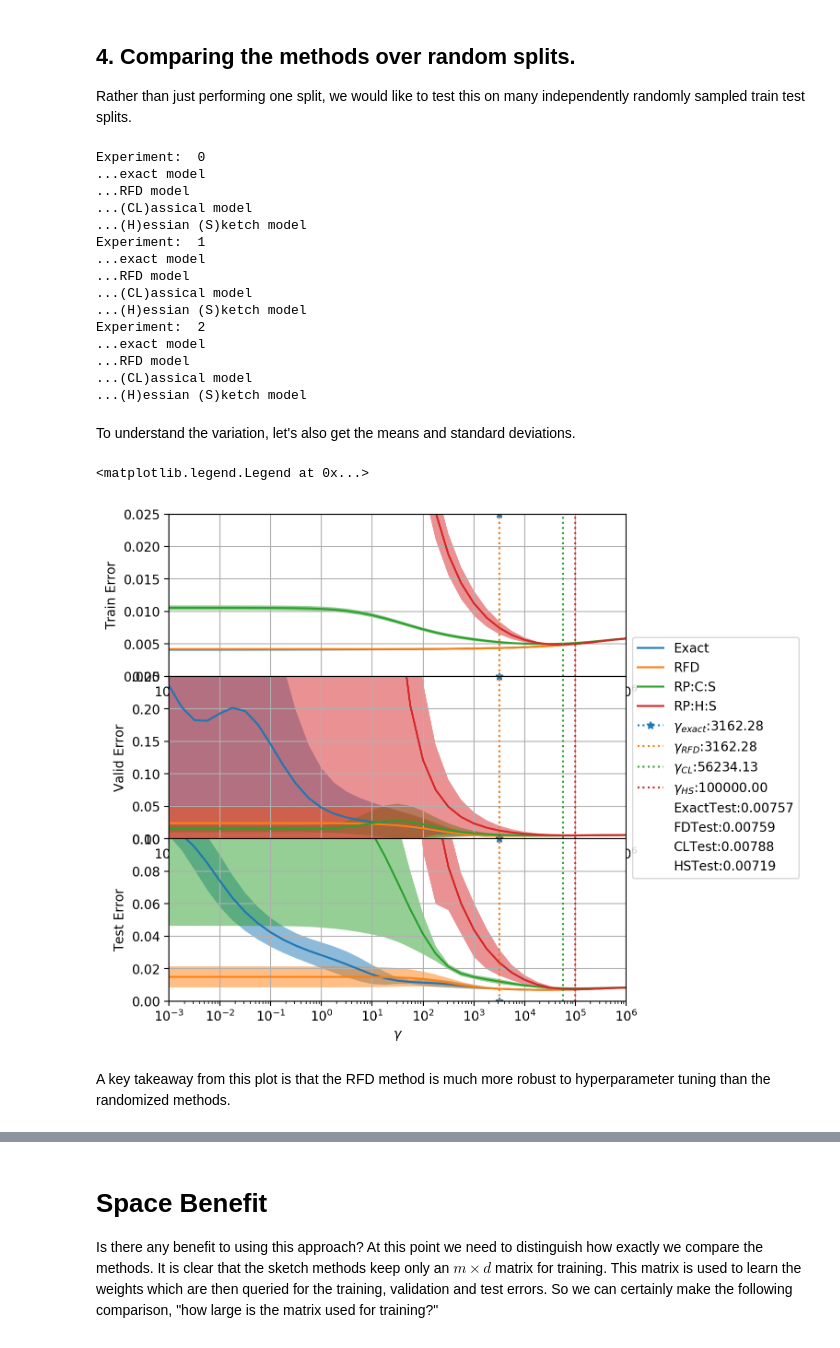
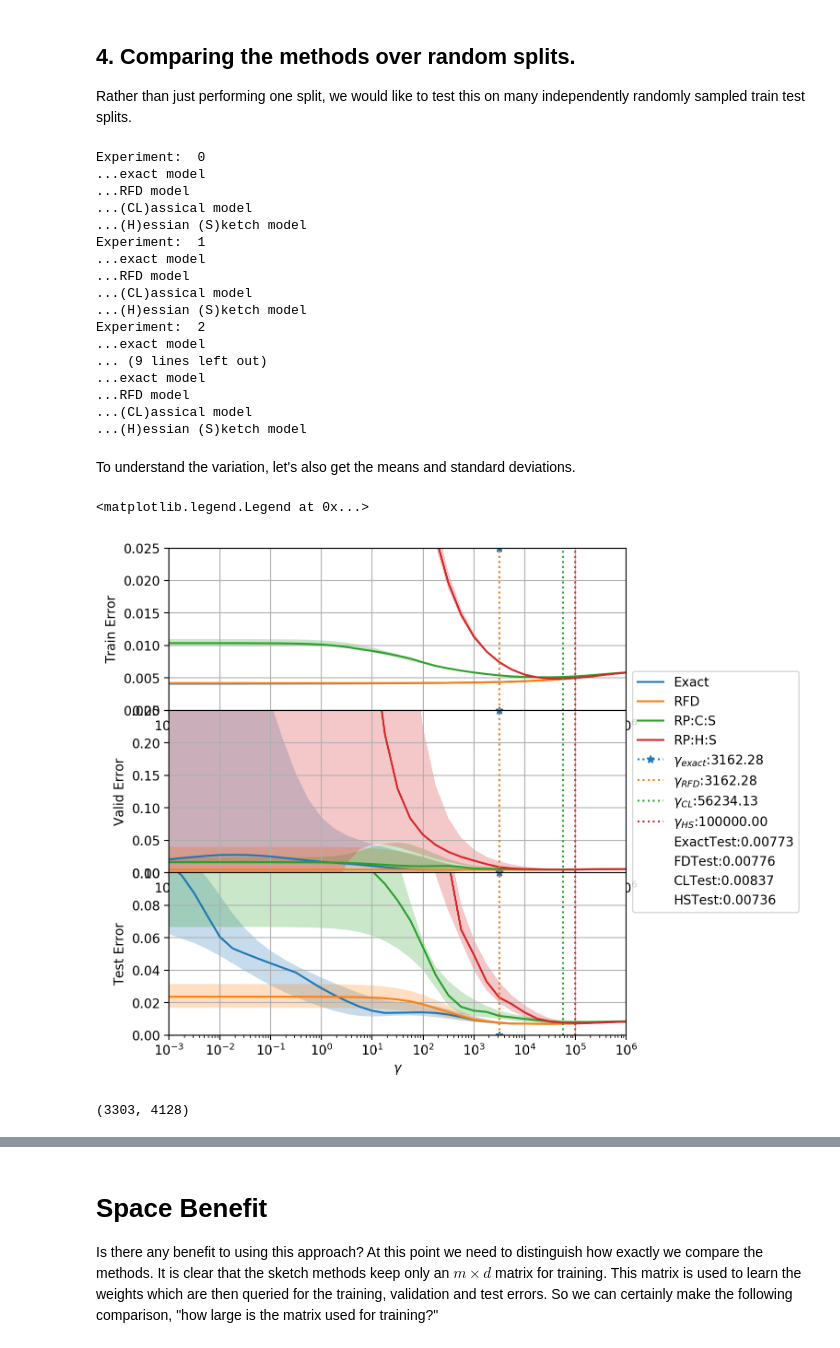
Before and after one commit to c-dickens/FrequentDirectionsRidgeRegression, a Jupyter notebook: notebooks/CaliforniaHousing/6_FullPipeline.ipynb, the cells around one changed output, grey strips where cells are left out. Cells and saved outputs as stored; diff of their text form; code cells hidden in the pictures.

```diff
--- a/notebooks/CaliforniaHousing/6_FullPipeline.ipynb
+++ b/notebooks/CaliforniaHousing/6_FullPipeline.ipynb
@@ -524,7 +524,7 @@ all_train_labels = np.concatenate((y_train, y_valid),axis=0)
 # Model setup
 gammas = [10**_ for _ in np.arange(-5,8,step=0.25)]
 sketch_dimension = 256
-num_trials = 3
+num_trials = 5
 # %%
 # Output results
 
@@ -555,7 +555,7 @@ hs_results = {
 for exp in range(num_trials):
     print('Experiment: ', exp)
     # Generate new train-validation split
-    _X_train, _X_valid, _y_train, _y_valid = train_test_split(all_train_data, all_train_labels, test_size=0.2,random_state=exp)
+    _X_train, _X_valid, _y_train, _y_valid = train_test_split(all_train_data, all_train_labels, test_size=0.2,random_state=10*exp)
 
     ############ EXACT MODEL ############
     print('...exact model')
@@ -601,6 +601,8 @@ Experiment:  1
 ...(H)essian (S)ketch model
 Experiment:  2
 ...exact model
+... (9 lines left out)
+...exact model
 ...RFD model
 ...(CL)assical model
 ...(H)essian (S)ketch model
@@ -661,15 +668,17 @@ hs_opt_mean_test_error = hs_results['mean_test_error'][hs_results['mean_valid_er
 # %%
 fig, axes = plt.subplots(nrows=3,dpi=200,gridspec_kw = {'hspace':0},figsize=[6.4, 7])
 ax_tr, ax_va, ax_te = axes
-ALPHA = 0.5 # FOR SHADING
+ALPHA = 0.25 # FOR SHADING
 
 labels = ['Exact', 'RFD', 'RP:C:S', 'RP:H:S']
 dicts = [exact_results, rfd_results, cl_results,hs_results]
 ############ TRAINING PLOT ############
 for l,m in zip(labels,dicts):
     _mean = m['mean_train_error']
+    _med  = m['median_train_error']
     _std  = m['std_train_error']
-    ax_tr.plot(gammas, _mean, label=l)
+    #ax_tr.plot(gammas, _mean, label=l)
+    ax_tr.plot(gammas, _med, label=l)
 
     # TRAIN Fill error region
     ax_tr.fill_between(gammas,_mean - _std, _mean+_std,alpha=ALPHA)
@@ -679,8 +688,10 @@ ax_tr.set_ylim(0,0.025)
 # # ############ VALIDATION PLOT ############
 for l,m in zip(labels,dicts):
     _mean = m['mean_valid_error']
+    _med  = m['median_valid_error']
     _std   = m['std_valid_error']
-    ax_va.plot(gammas, _mean, label=l)
+    #ax_va.plot(gammas, _mean, label=l)
+    ax_va.plot(gammas, _med, label=l)
 
     # VALID Fill error region
     ax_va.fill_between(gammas,_mean - _std, _mean+_std,alpha=ALPHA)
@@ -691,8 +702,10 @@ ax_va.set_ylim(0,0.25)
 # # ############ TESTING PLOT ############
 for l,m in zip(labels,dicts):
     _mean = m['mean_test_error']
+    _med  = m['median_test_error']
     _std   = m['std_test_error']
-    ax_te.plot(gammas, m['mean_test_error'], label=l)
+    #ax_te.plot(gammas, _mean, label=l)
+    ax_te.plot(gammas, _med, label=l)
 
     # TEST Fill error region
     ax_te.fill_between(gammas,_mean - _std, _mean+_std,alpha=ALPHA)
@@ -700,33 +713,35 @@ ax_te.set_ylim(0,0.1)
 ax_te.set_xlabel(r'$\gamma$')
 
 ax_tr.set_ylabel('Train Error')
 ax_va.set_ylabel('Valid Error')
 ax_te.set_ylabel('Test Error')
 
 
 
 for ax in axes:
     ax.set_xscale('log',basex=10)
     ax.axvline(exact_optimal_gamma,label=r'$\gamma_{{exact}}$:{:.2f}'.format(exact_optimal_gamma), linestyle=':',marker='*',color='C0')
     ax.axvline(rfd_optimal_gamma,label=r'$\gamma_{{RFD}}$:{:.2f}'.format(rfd_optimal_gamma), linestyle=':',color='C1')
     ax.axvline(cl_optimal_gamma,label=r'$\gamma_{{CL}}$:{:.2f}'.format(cl_optimal_gamma), linestyle=':',color='C2')
     ax.axvline(hs_optimal_gamma,label=r'$\gamma_{{HS}}$:{:.2f}'.format(hs_optimal_gamma), linestyle=':',color='C3')
     ax.grid()
     ax.set_xlim(1E-3,1E6)
 
 
 # Get the test errors:
 ax_te.plot([],[],color='white',label=f'ExactTest:{exact_opt_mean_test_error:.5f}')
 ax_te.plot([],[],color='white',label=f'FDTest:{rfd_opt_mean_test_error:.5f}')
 ax_te.plot([],[],color='white',label=f'CLTest:{cl_opt_mean_test_error:.5f}')
 ax_te.plot([],[],color='white',label=f'HSTest:{hs_opt_mean_test_error:.5f}')
 
 
 
 
 ax_te.legend(loc='center left', bbox_to_anchor=(1, 1.5))
 # %% [output]
 <matplotlib.legend.Legend at 0x...>
-[figure, old version]
+[figure, new version]
-# %% [markdown]
-A key takeaway from this plot is that the RFD method is much more robust to hyperparameter tuning than the randomized methods.
+# %%
+len(X_valid_poly), len(X_test_poly) # this might explain the increased variance.
+# %% [output]
+(3303, 4128)
```
Also changed, not shown: parts of 2 cells of this notebook.
